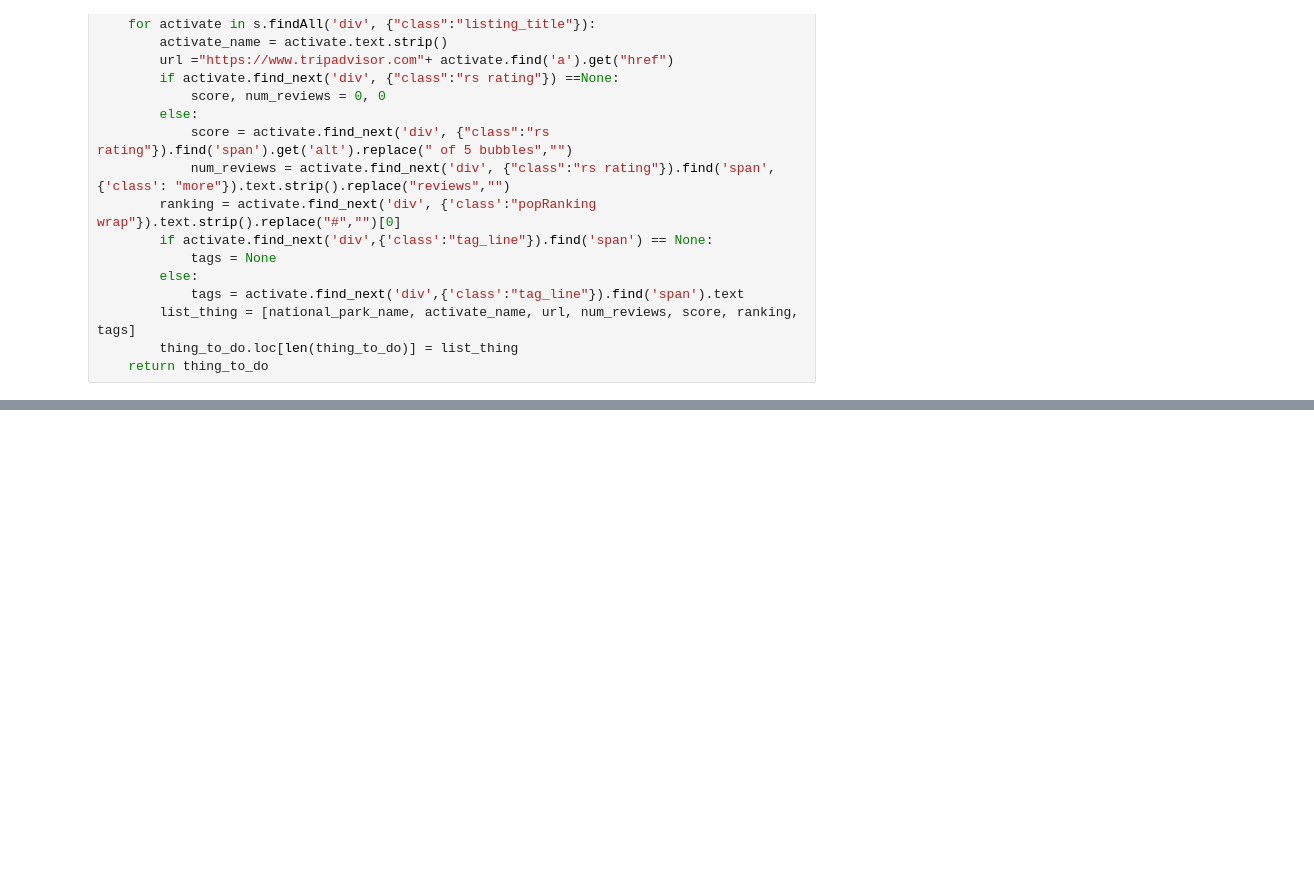
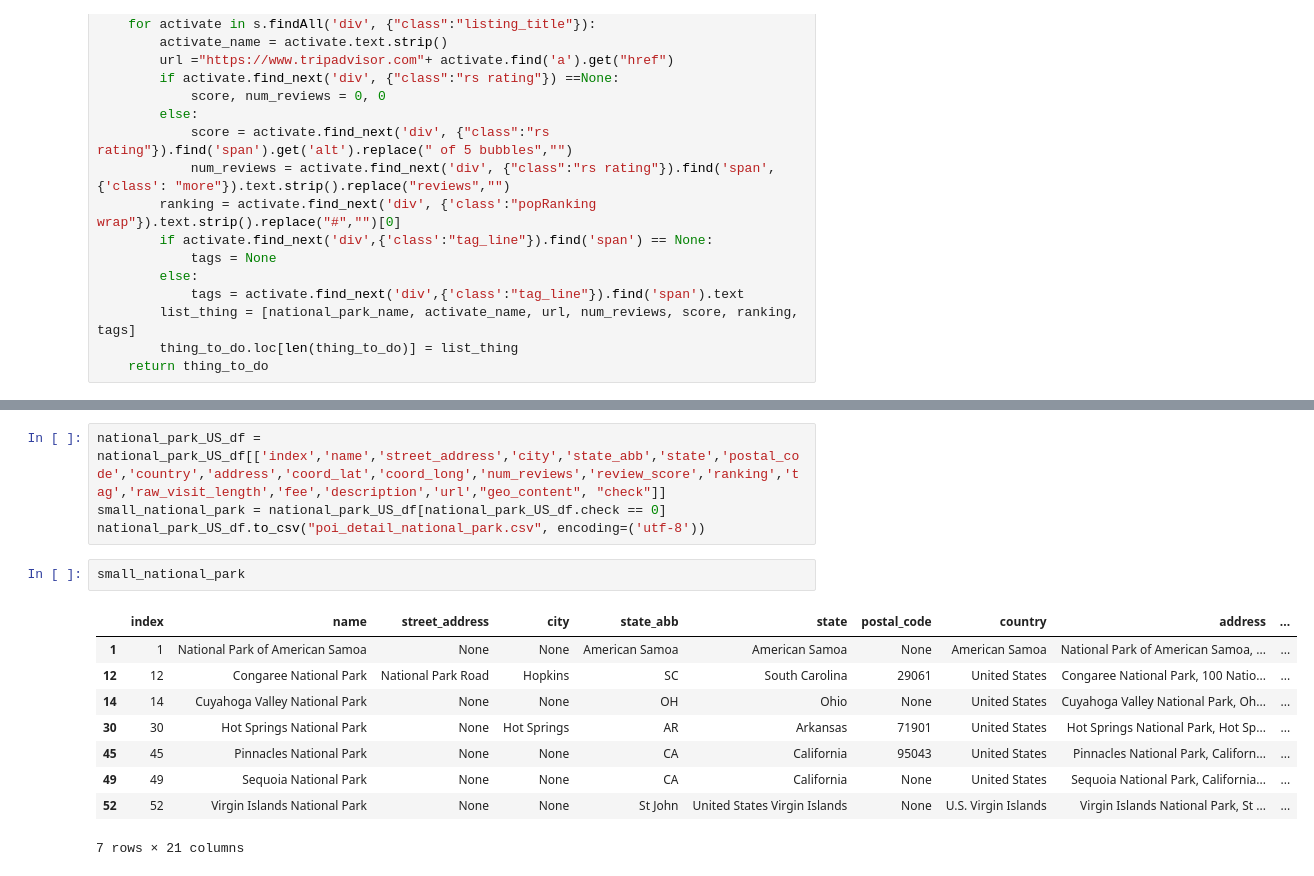
Before and after one commit to kennethcc2005/friends, a Jupyter notebook: Data Wrangling.ipynb, the cells around one changed output, grey strips where cells are left out. Saved outputs shown, nothing was run; the diff lists cells and outputs as text; blank space fills up the shorter version.

```diff
--- a/Data Wrangling.ipynb
+++ b/Data Wrangling.ipynb
@@ -918,0 +909,16 @@ poi_detail_national_park_df
+# %%
+national_park_US_df = national_park_US_df[['index','name','street_address','city','state_abb','state','postal_code','country','address','coord_lat','coord_long','num_reviews','review_score','ranking','tag','raw_visit_length','fee','description','url',"geo_content", "check"]]
+small_national_park = national_park_US_df[national_park_US_df.check == 0]
+national_park_US_df.to_csv("poi_detail_national_park.csv", encoding=('utf-8'))
+# %%
+small_national_park
+# %% [output]
+|  | index | name | street_address | city | state_abb | state | postal_code | country | address | ... |
+| 1 | 1 | National Park of American Samoa | None | None | American Samoa | American Samoa | None | American Samoa | National Park of American Samoa, ... | ... |
+| 12 | 12 | Congaree National Park | National Park Road | Hopkins | SC | South Carolina | 29061 | United States | Congaree National Park, 100 Natio... | ... |
+| 14 | 14 | Cuyahoga Valley National Park | None | None | OH | Ohio | None | United States | Cuyahoga Valley National Park, Oh... | ... |
+| 30 | 30 | Hot Springs National Park | None | Hot Springs | AR | Arkansas | 71901 | United States | Hot Springs National Park, Hot Sp... | ... |
+| 45 | 45 | Pinnacles National Park | None | None | CA | California | 95043 | United States | Pinnacles National Park, Californ... | ... |
+| 49 | 49 | Sequoia National Park | None | None | CA | California | None | United States | Sequoia National Park, California... | ... |
+| 52 | 52 | Virgin Islands National Park | None | None | St John | United States Virgin Islands | None | U.S. Virgin Islands | Virgin Islands National Park, St ... | ... |
+7 rows × 21 columns
```
Also changed, not shown: parts of 20 cells of this notebook, 3 other files.
